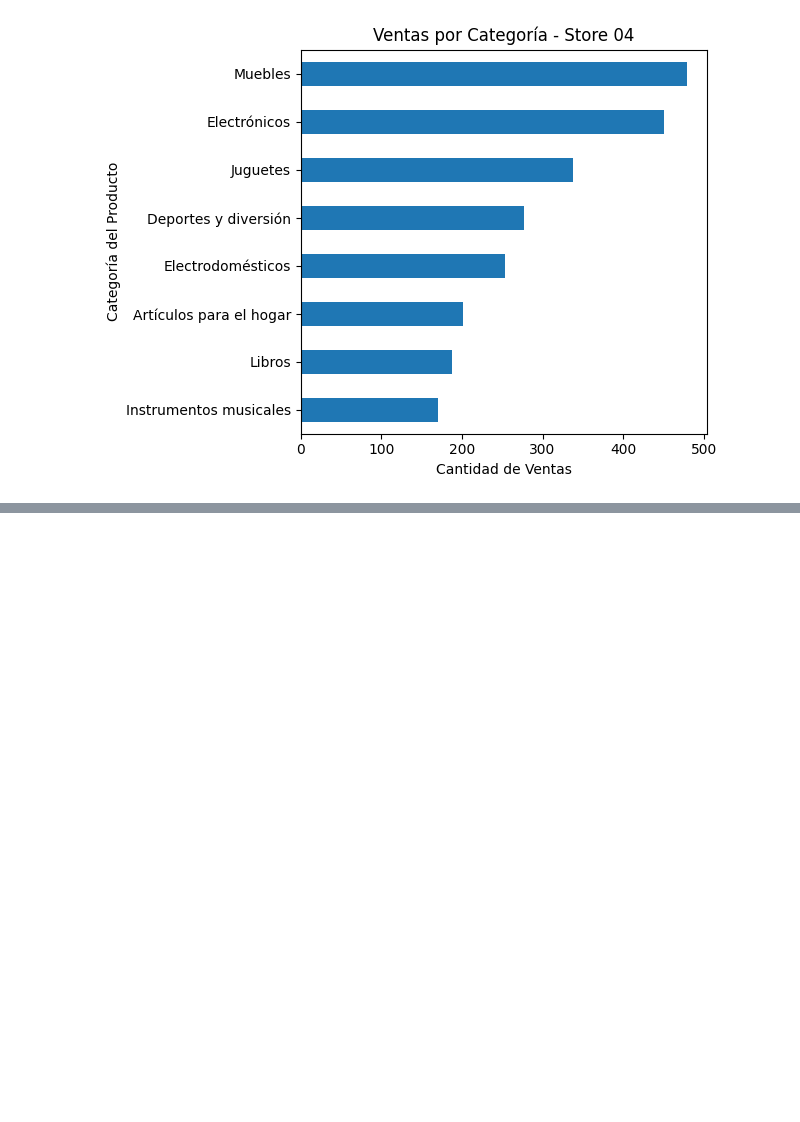
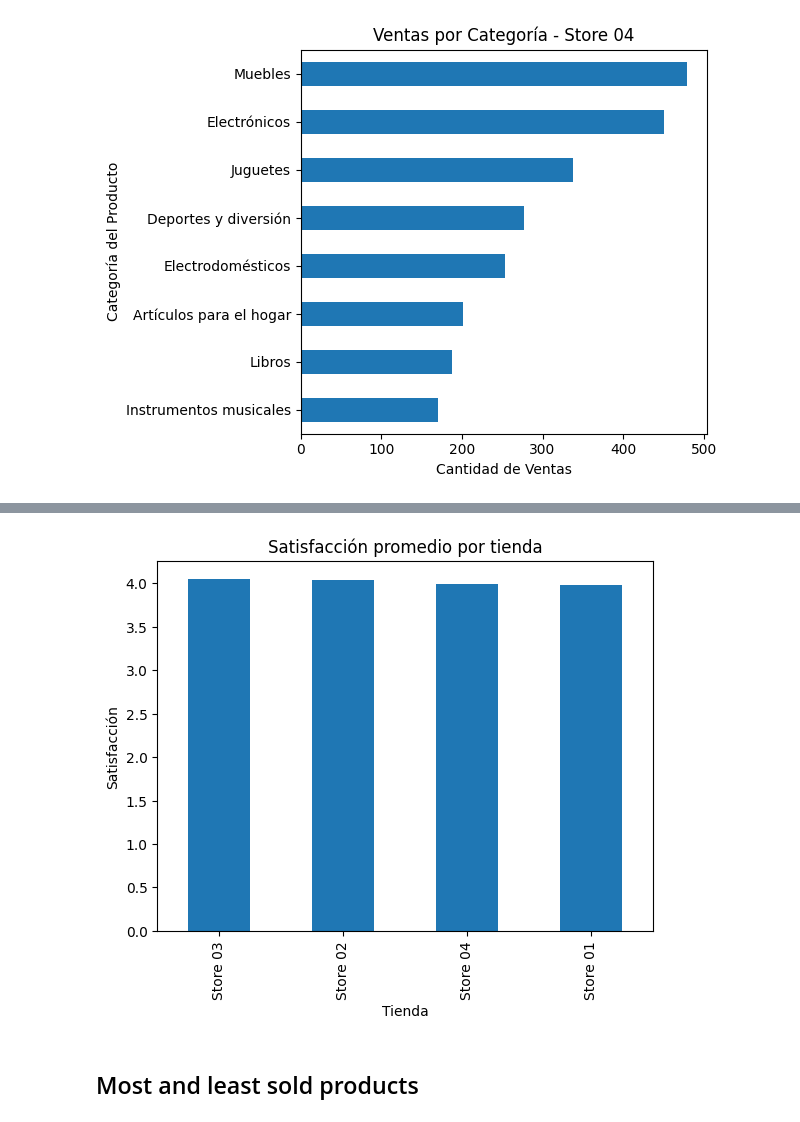
Before and after one commit to dscamacho333/Data_Science_Course, a Jupyter notebook: Final_Store_Project.ipynb, the cells around one changed output, grey strips where cells are left out. Saved outputs shown, nothing was run; the diff lists cells and outputs as text; code cells hidden in the pictures; blank space fills up the shorter version.

```diff
--- a/Final_Store_Project.ipynb
+++ b/Final_Store_Project.ipynb
@@ -206,0 +209,2 @@ for i in range(1, 5):
+# %%
+average_satisfaction_by_store : pd.Series = stores.groupby('Tienda')['Calificación'].mean().sort_values(ascending=False)
@@ -206,0 +221,14 @@ for i in range(1, 5):
+# %%
+create_graph(
+    average_satisfaction_by_store,
+    'bar',
+    'Satisfacción promedio por tienda',
+    'Tienda',
+    'Satisfacción'
+)
+
+plt.show()
+# %% [output]
+[figure, added]
+# %% [markdown]
+## Most and least sold products
```
Also changed, not shown: parts of 14 cells of this notebook.
